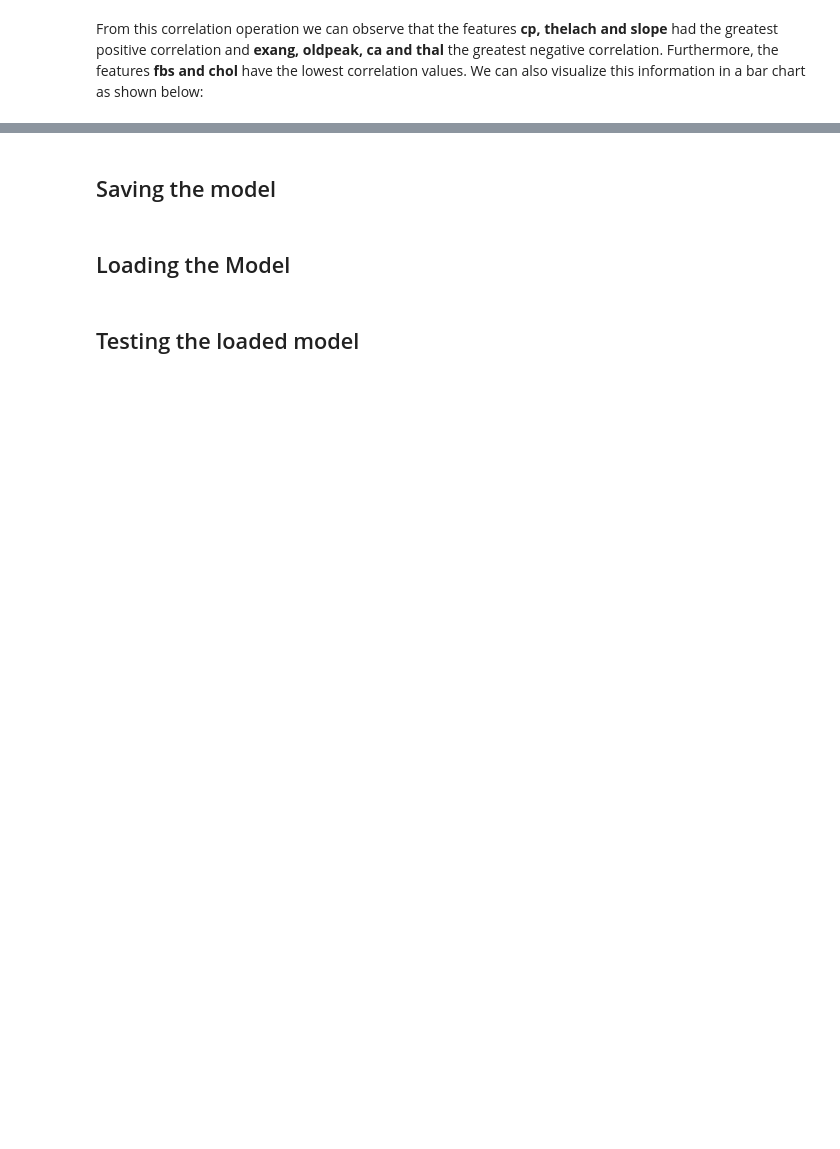
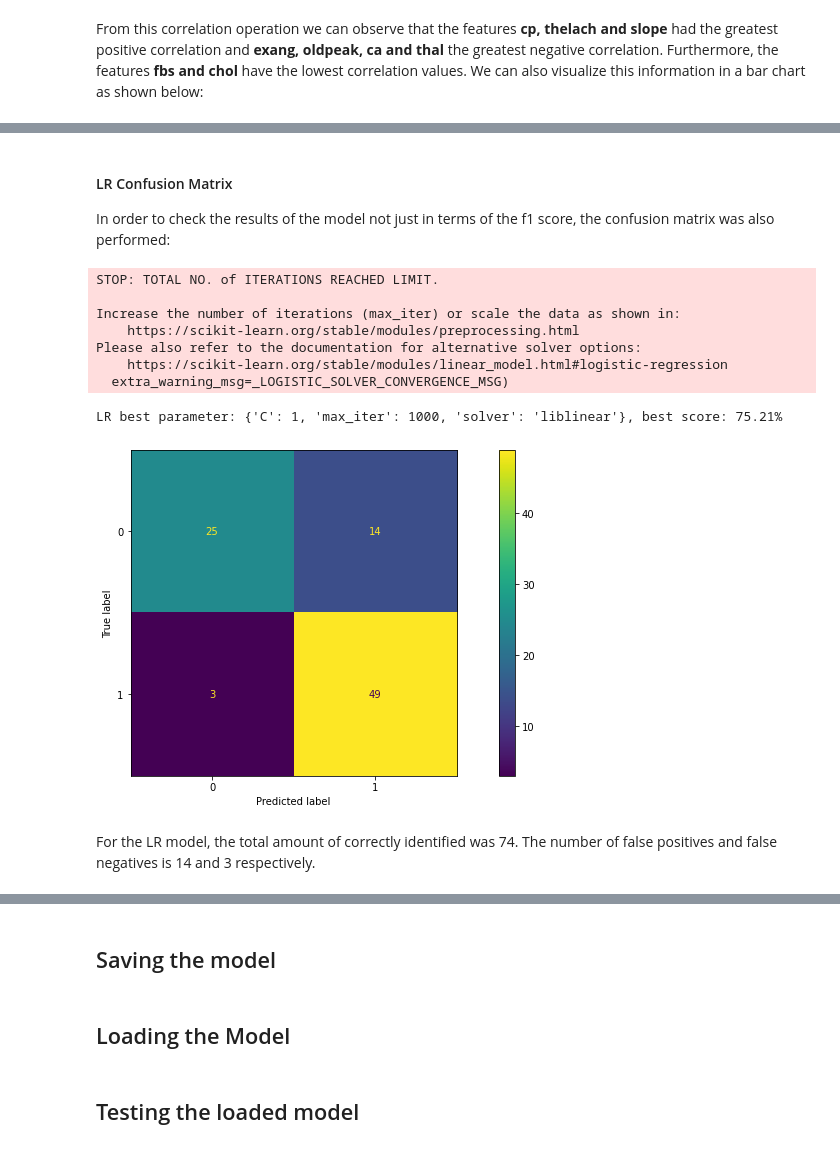
Before and after one commit to kevinmgamboa/heart_disease_prediction_app, a Jupyter notebook: model_train.ipynb, the cells around one changed output, grey strips where cells are left out. Saved outputs shown, nothing was run; the diff lists cells and outputs as text; code cells hidden in the pictures; blank space fills up the shorter version.

```diff
--- a/model_train.ipynb
+++ b/model_train.ipynb
@@ -119,0 +381,23 @@ No. examples for validation =  91
+# %%
+# Parameter Establishment
+LR_parameters = {'C': [1e-5, 1e-2, 1, 1e2, 1e5],
+            'solver': ['newton-cg', 'lbfgs', 'liblinear', 'saga'],
+           'max_iter': [50000]}
+
+# Initializing Model
+LR_model = linear_model.LogisticRegression()
+
+# # Inner Block
+# LR_cv_inner_block = GridSearchCV(estimator=LR_model, param_grid=LR_parameters,
+#     cv=inner_cv_parameters, scoring= evaluation_metric)
+
+# # Outer Block
+# LR_cv_outer_block = cross_val_score(LR_cv_inner_block,
+#     x_in, y_out, cv=outer_cv_parameters, scoring=evaluation_metric)
+
+# # Model score in outer block
+# print('Logistic Regression Outer Average f1 score: %.4f, standard deviation of %0.2f'
+#       %(LR_cv_outer_block.mean(), LR_cv_outer_block.std()))
+
+# # Storage of model performance
+# summary_model_performance['LR'] = LR_cv_outer_block.mean()
@@ -119,0 +433,31 @@ No. examples for validation =  91
+# %% [markdown]
+#### LR Confusion Matrix
+In order to check the results of the model not just in terms of the f1 score, the confusion matrix was also performed:
+# %%
+# Estimating best hyperparameter through gridsearch, using all the data available
+LR_best = GridSearchCV(estimator=LR_model, param_grid=LR_parameters, cv=inner_cv_parameters)
+LR_best.fit(x_in, y_out)
+
+# Creating model with best parameters and training with train data
+LR_final = linear_model.LogisticRegression(**LR_best.best_params_)
+LR_final.fit(x_train, y_train)
+
+# Finding and storing model performance & confusion matrix results
+tn, fp, fn, tp = skl.metrics.confusion_matrix(y_val, LR_final.predict(x_val)).ravel()
+summary_model_performance['LR'] = {'mscore': LR_cv_outer_block.mean(), 'tcorrect': tn+tp, 'fpositives': fp, 'fnegatives': fn}
+
+# Getting confusion matrix on validation data
+skl.metrics.plot_confusion_matrix(LR_final, x_val, y_val)
+print('LR best parameter: %s, best score: %.2f%% '%(LR_best.best_params_, 100*LR_best.best_score_))
+# %% [output]
+STOP: TOTAL NO. of ITERATIONS REACHED LIMIT.
+
+Increase the number of iterations (max_iter) or scale the data as shown in:
+    https://scikit-learn.org/stable/modules/preprocessing.html
+Please also refer to the documentation for alternative solver options:
+    https://scikit-learn.org/stable/modules/linear_model.html#logistic-regression
+  extra_warning_msg=_LOGISTIC_SOLVER_CONVERGENCE_MSG)
+LR best parameter: {'C': 1, 'max_iter': 1000, 'solver': 'liblinear'}, best score: 75.21%
+[figure, added]
+# %% [markdown]
+For the LR model, the total amount of correctly identified was 74. The number of false positives and false negatives is 14 and 3 respectively.
```
Also changed, not shown: parts of 56 cells of this notebook.
